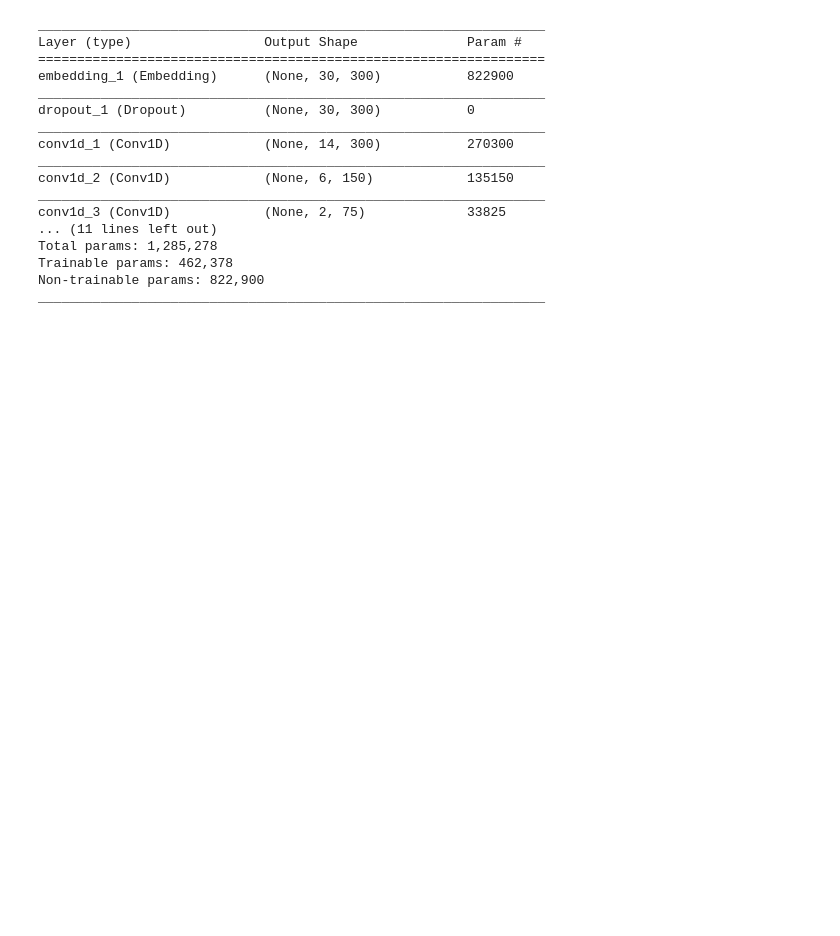
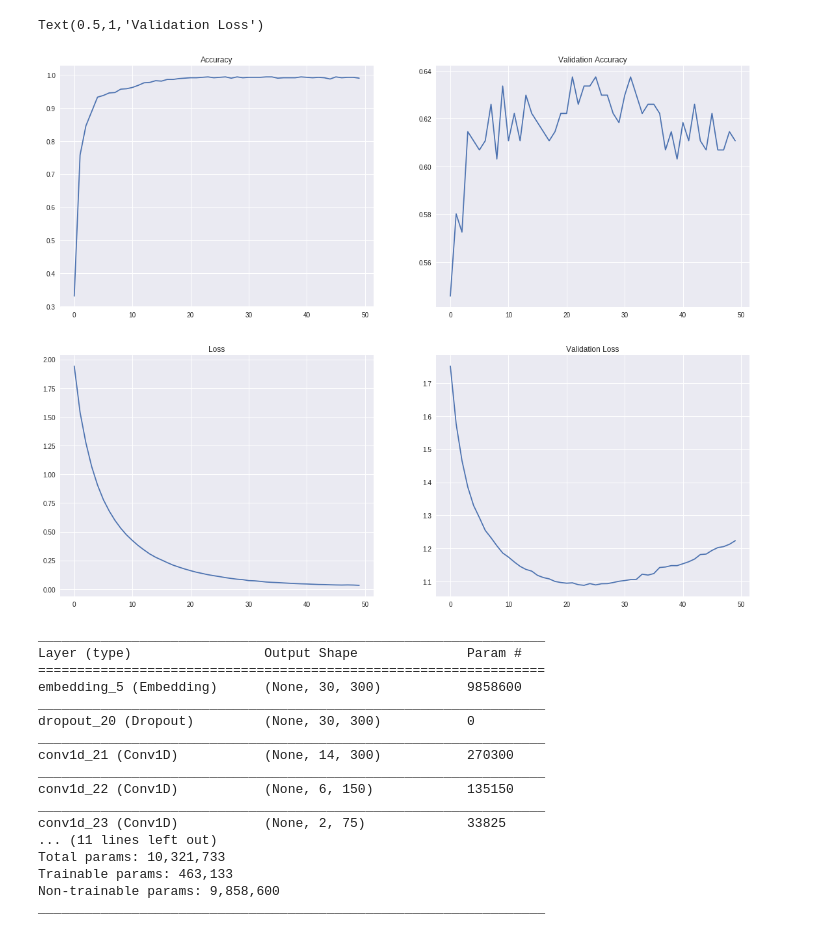
Before and after one commit to ankitbit/Deep_Learning, a Jupyter notebook: Assignment Reports/Assignment 2/Product_Classification.ipynb, the cells around one changed output. Cells and saved outputs as stored; diff of their text form; code cells hidden in the pictures; blank space fills up the shorter version.

```diff
--- a/Assignment Reports/Assignment 2/Product_Classification.ipynb
+++ b/Assignment Reports/Assignment 2/Product_Classification.ipynb
@@ -145,0 +99,3 @@ y_val = category[-nb_validation_samples:]
+# %%
+category = pd.get_dummies(list(category))
+category = np.array(category)
@@ -146,3 +117,6 @@ y_val = category[-nb_validation_samples:]
+# %%
+from sklearn.model_selection import train_test_split
+X_train, X_test, y_train, y_test = train_test_split(padded_data, category, test_size=0.25, random_state=42)
 # %%
 ! wget 'https://s3.amazonaws.com/dl4j-distribution/GoogleNews-vectors-negative300.bin.gz'
 # %% [output]
@@ -181,0 +156,13 @@ Null word embeddings: 1476
+# %%
+from keras.models import Sequential
+from keras.layers import Conv1D, GlobalMaxPooling1D, Flatten
+from keras.layers import Dense, Input, LSTM, Embedding, Dropout, Activation
+
+
+model2 = Sequential()
+model2.add(embedding_layer)
+model2.add(Flatten())
+model2.add(Dense(256))
+model2.add(Dense(8,activation='sigmoid'))
+model2.compile(loss='categorical_crossentropy',optimizer='rmsprop',metrics=['acc'])
+model2.summary()
@@ -181,0 +185,5 @@ Null word embeddings: 1476
+# %%
+history_model = model2.fit(X_train, y_train, validation_data=(X_test, y_test), epochs=50, batch_size=128)
+score = model2.evaluate(X_test, y_test, verbose=0)
+print('Test loss:', score[0])
+print('Test accuracy:', score[1])
@@ -181,0 +208,22 @@ Null word embeddings: 1476
+# %%
+import matplotlib.pyplot as plt
+
+fig=plt.figure(figsize=(19,15))
+columns = 2
+rows = 2
+
+fig.add_subplot(rows, columns, 1)
+plt.plot(history_model.history['acc'])
+plt.title('Accuracy')
+fig.add_subplot(rows, columns, 2)
+plt.plot(history_model.history['val_acc'])
+plt.title('Validation Accuracy')
+fig.add_subplot(rows, columns, 3)
+plt.plot(history_model.history['loss'])
+plt.title('Loss')
+fig.add_subplot(rows, columns, 4)
+plt.plot(history_model.history['val_loss'])
+plt.title('Validation Loss')
+# %% [output]
+Text(0.5,1,'Validation Loss')
+[figure, added]
@@ -195,28 +259,26 @@ model.add(Flatten())
 model.add(Dropout(0.2))
 model.add(Dense(150,activation='sigmoid'))
 model.add(Dropout(0.2))
-model.add(Dense(3,activation='sigmoid'))
-
+model.add(Dense(8,activation='sigmoid'))
 model.compile(loss='categorical_crossentropy',optimizer='rmsprop',metrics=['acc'])
-
 model.summary()
 # %% [output]
 _________________________________________________________________
 Layer (type)                 Output Shape              Param #
 =================================================================
-embedding_1 (Embedding)      (None, 30, 300)           822900
+embedding_5 (Embedding)      (None, 30, 300)           9858600
 _________________________________________________________________
-dropout_1 (Dropout)          (None, 30, 300)           0
+dropout_20 (Dropout)         (None, 30, 300)           0
 _________________________________________________________________
-conv1d_1 (Conv1D)            (None, 14, 300)           270300
+conv1d_21 (Conv1D)           (None, 14, 300)           270300
 _________________________________________________________________
-conv1d_2 (Conv1D)            (None, 6, 150)            135150
+conv1d_22 (Conv1D)           (None, 6, 150)            135150
 _________________________________________________________________
-conv1d_3 (Conv1D)            (None, 2, 75)             33825
+conv1d_23 (Conv1D)           (None, 2, 75)             33825
 ... (11 lines left out)
-Total params: 1,285,278
-Trainable params: 462,378
-Non-trainable params: 822,900
+Total params: 10,321,733
+Trainable params: 463,133
+Non-trainable params: 9,858,600
 _________________________________________________________________
 # %%
 
```
Also changed, not shown: parts of 34 cells of this notebook.
